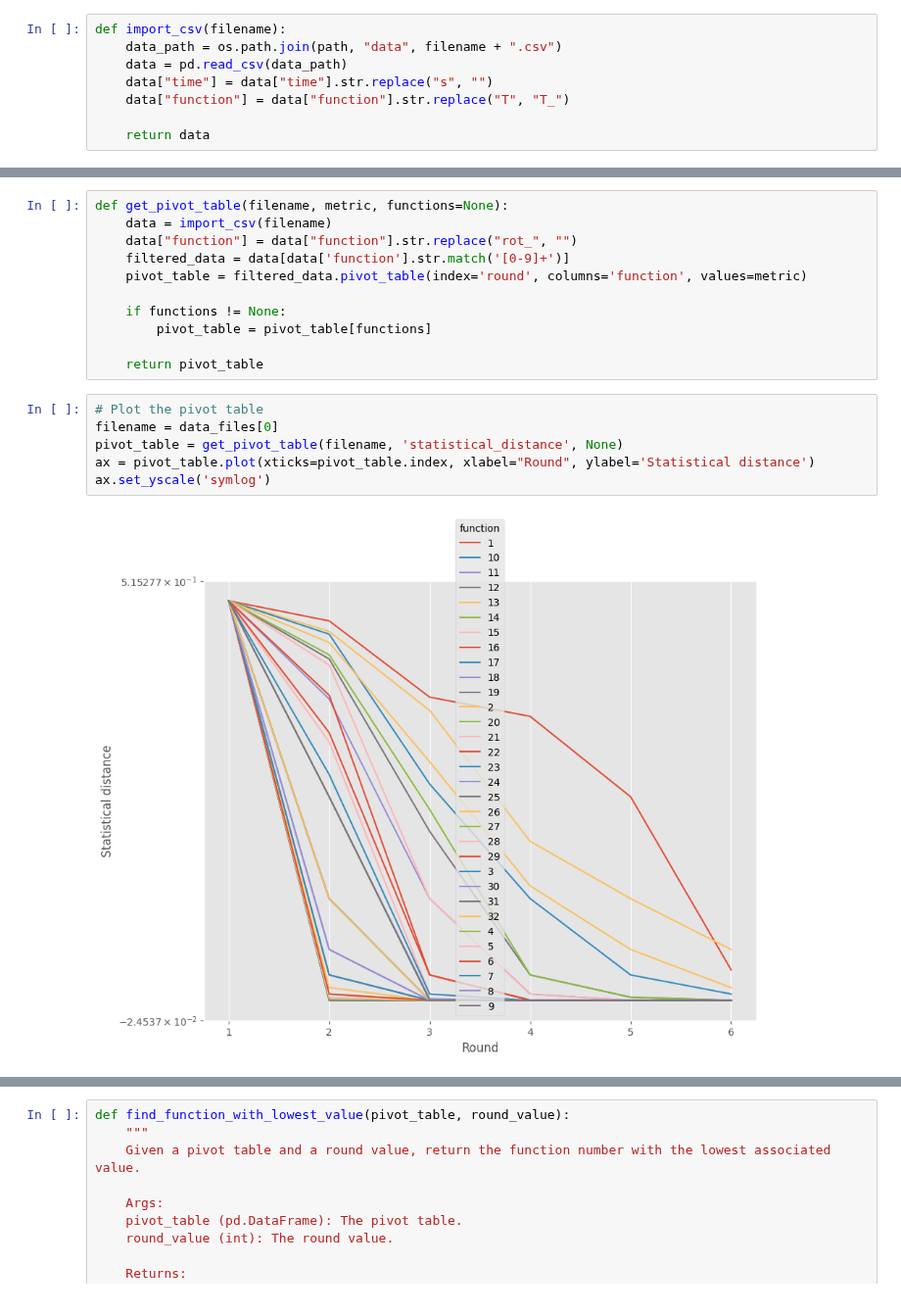
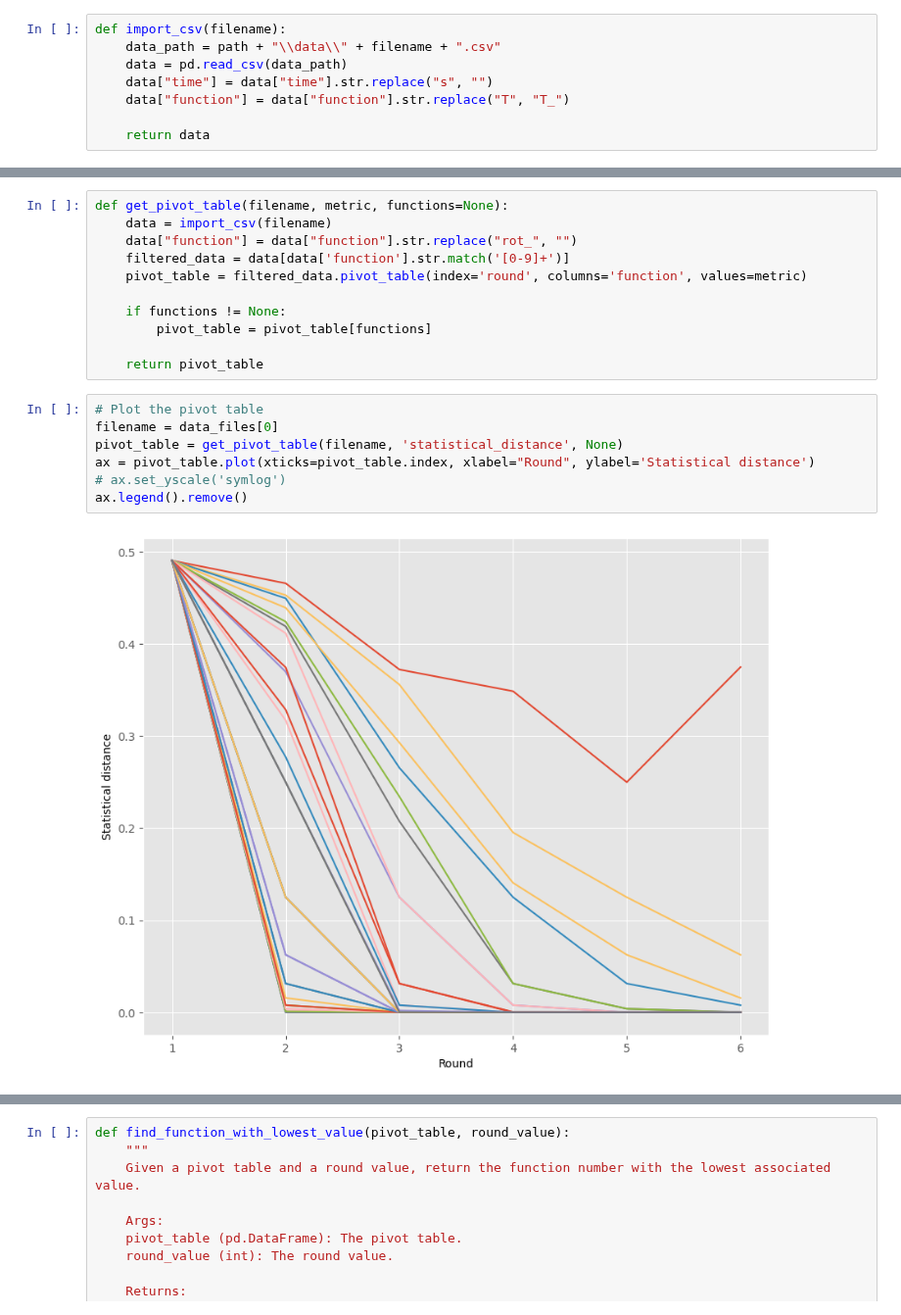
Before and after one commit to alexbouez/entropy, a Jupyter notebook: 4.1.4_computational_approach_results/Computational analysis.ipynb, the cells around one changed output, grey strips where cells are left out. Shown at 98% size. Saved outputs shown, nothing was run; the diff lists cells and outputs as text.

```diff
--- a/4.1.4_computational_approach_results/Computational analysis.ipynb
+++ b/4.1.4_computational_approach_results/Computational analysis.ipynb
@@ -19,7 +21,7 @@ pd.set_option("display.max_colwidth",100)
 data_files = ["model"+str(i) for i in range(1,5)]
 # %%
 def import_csv(filename):
-    data_path = os.path.join(path, "data", filename + ".csv")
+    data_path = path + "\\data\\" + filename + ".csv"
     data = pd.read_csv(data_path)
     data["time"] = data["time"].str.replace("s", "")
     data["function"] = data["function"].str.replace("T", "T_")
@@ -66,11 +68,12 @@ def get_pivot_table(filename, metric, functions=None):
 # %%
 # Plot the pivot table
 filename = data_files[0]
 pivot_table = get_pivot_table(filename, 'statistical_distance', None)
 ax = pivot_table.plot(xticks=pivot_table.index, xlabel="Round", ylabel='Statistical distance')
-ax.set_yscale('symlog')
+# ax.set_yscale('symlog')
+ax.legend().remove()
 # %% [output]
-[figure, old version]
+[figure, new version]
 # %%
 dataframes = []
 for filename in data_files:
```
Also changed, not shown: parts of 5 cells of this notebook, 49 other files.
